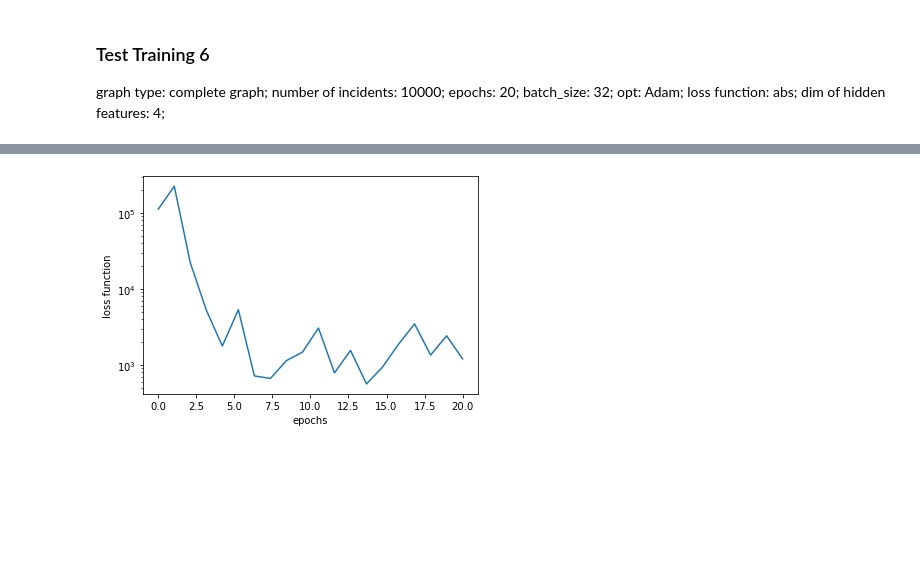
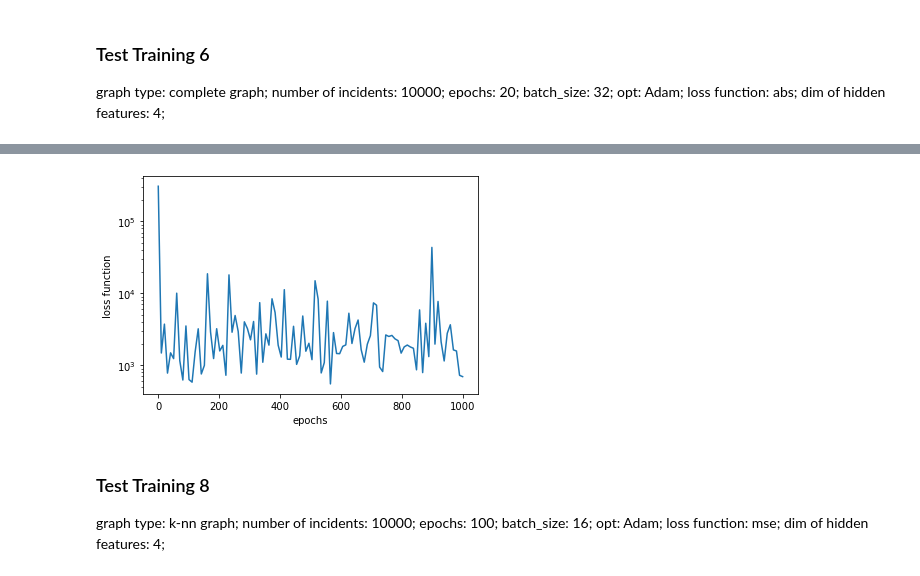
Before and after one commit to Kasphysm/jes-gnn, a Jupyter notebook: src/jes-gnn.ipynb, the cells around one changed output, grey strips where cells are left out. Cells and saved outputs as stored; diff of their text form; code cells hidden in the pictures; blank space fills up the shorter version.

```diff
--- a/src/jes-gnn.ipynb
+++ b/src/jes-gnn.ipynb
@@ -245,8 +245,8 @@ def train(dataset, model, labels, lr, epochs):
 
     return loss_list
 # %%
-def plot_loss(loss_list, epochs):
-    w = np.linspace(0, epochs, 100)
+def plot_loss(loss_list, epochs, num):
+    w = np.linspace(0, epochs, num)
     loss_array = np.array(loss_list)
     plt.axes(yscale = "log")
     plt.plot(w, loss_array, label='Loss')
@@ -432,21 +432,23 @@ class ShowerDataset(DGLDataset):
     def __len__(self):
         return len(self.graphs)
 # %%
-def batch_train(model, train_dataloader, lr, epochs):
+def batch_train(model, train_dataloader, lr, epochs, loss_function, num):
     loss_list = []
     optimizer = torch.optim.Adam(model.parameters(), lr=lr)
 
     for epoch in range(epochs):
         for batched_graph, labels in train_dataloader:
             pred = model(batched_graph, batched_graph.ndata['x'])
-            loss = abs(pred - labels).mean()
+            if loss_function == "abs":
+                loss = abs(pred - labels).mean()
+            elif loss_function == "mse":
+                loss = ((pred - labels) ** 2).mean()
             optimizer.zero_grad()
             loss.backward()
             optimizer.step()
 
-        loss_list.append(float(loss))
-
-        if epoch % (epochs / 100) == 0:
+        if epoch % (epochs / num) == 0:
+            loss_list.append(float(loss))
             print('In epoch {}, loss: {:.3f}'.format(epoch, loss))
 
     return loss_list
@@ -514,5 +556,5 @@ dim of hidden features: 4;
 # %%
-dataset = ShowerDataset(graph_list[:10000], torch.Tensor(energy_data))
+dataset = ShowerDataset(knn_graph_list[:10000], torch.Tensor(energy_data))
 
 num_examples = len(dataset)
 num_train = int(num_examples * 0.8)
@@ -524,10 +566,10 @@ train_dataloader = GraphDataLoader(dataset, sampler=train_sampler, batch_size=32
 # test_dataloader = GraphDataLoader(dataset, sampler=test_sampler, batch_size=32, drop_last=False)
 # %%
 lr = 0.01
-epochs = 20
+epochs = 1000
 h_feats = 4
 
 model = GCN(in_feats=4, h_feats=h_feats)
-loss_list = batch_train(model, train_dataloader, lr, epochs)
+loss_list = batch_train(model, train_dataloader, lr, epochs, loss_function="abs", num=100)
 print("min loss: {:.3f}".format(min(loss_list)))
 # %% [output]
@@ -536,10 +593,14 @@ min loss: 562.172
-# %%
-w = np.linspace(0, 20, 20)
-loss_array = np.array(loss_list)
-plt.axes(yscale = "log")
-plt.plot(w, loss_array, label='Loss')
-plt.xlabel('epochs')
-plt.ylabel('loss function')
-plt.show()
-# %% [output]
-[figure, removed]
+# %%
+plot_loss(loss_list, epochs, num=100)
+# %% [output]
+[figure, added]
+# %% [markdown]
+### Test Training 8
+
+graph type: k-nn graph;
+number of incidents: 10000;
+epochs: 100;
+batch_size: 16;
+opt: Adam;
+loss function: mse;
+dim of hidden features: 4;
```
Also changed, not shown: parts of 13 cells of this notebook.
